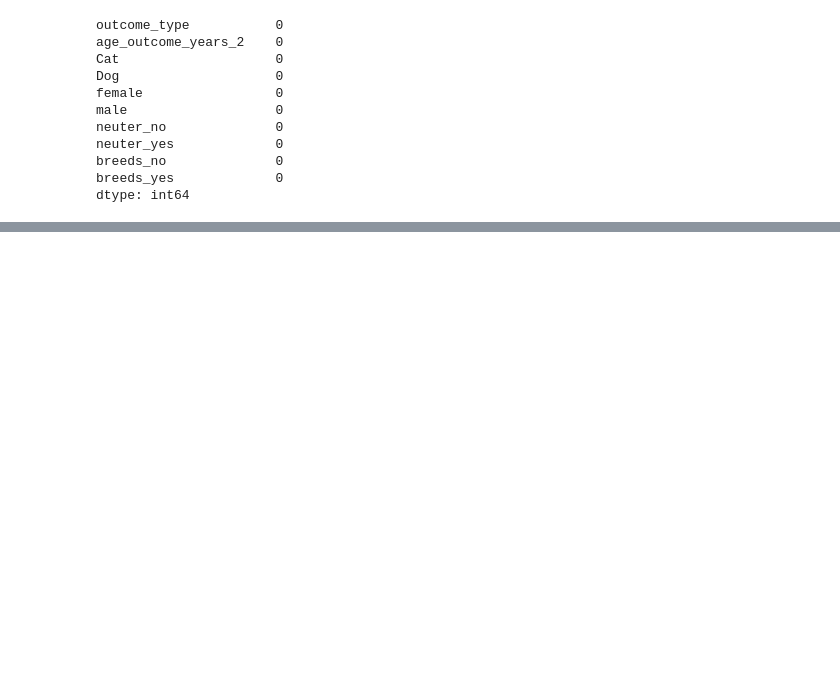
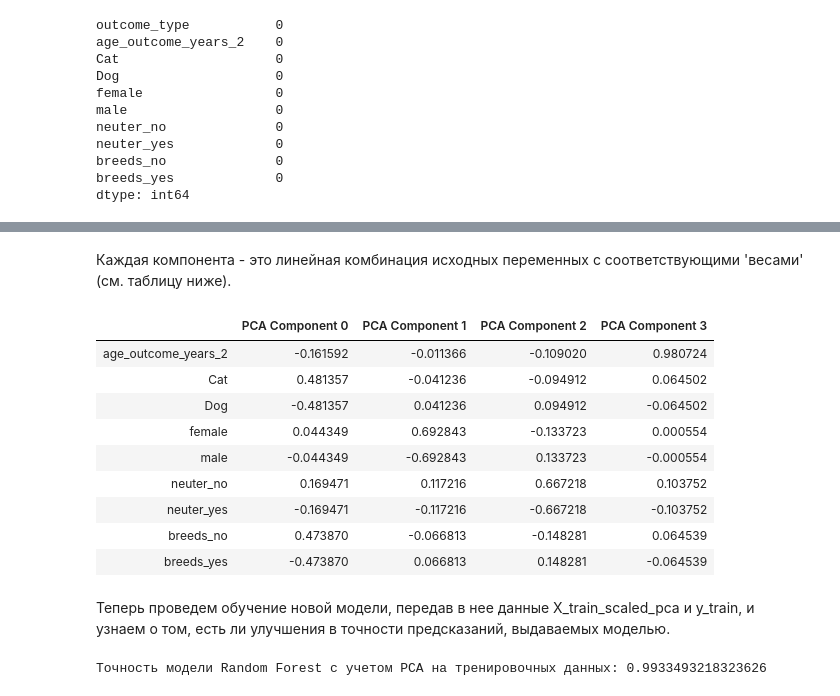
Before and after one commit to Natalya2383/python_basics_homework, a Jupyter notebook: 26_Feature Engineering_homework3/Homework3_FE.ipynb, the cells around one changed output, grey strips where cells are left out. Drawn from its saved outputs; the diff is of its cells as text; code cells hidden in the pictures; blank space fills up the shorter version.

```diff
--- a/26_Feature Engineering_homework3/Homework3_FE.ipynb
+++ b/26_Feature Engineering_homework3/Homework3_FE.ipynb
@@ -823,0 +873,33 @@ No handles with labels found to put in legend.
+# %% [markdown]
+Каждая компонента - это линейная комбинация исходных переменных с соответствующими 'весами' (см. таблицу ниже).
+# %%
+columns = ['age_outcome_years_2', 'Cat', 'Dog', 'female', 'male', 'neuter_no', 'neuter_yes', 'breeds_no', 'breeds_yes']
+pca_dims = []
+for x in range(0, len(pca_df)):
+    pca_dims.append('PCA Component {}'.format(x))
+pca_test_df = pd.DataFrame(pca_test.components_, columns=columns, index=pca_dims)
+pca_test_df.head(4).T
+# %% [output]
+|  | PCA Component 0 | PCA Component 1 | PCA Component 2 | PCA Component 3 |
+| age_outcome_years_2 | -0.161592 | -0.011366 | -0.109020 | 0.980724 |
+| Cat | 0.481357 | -0.041236 | -0.094912 | 0.064502 |
+| Dog | -0.481357 | 0.041236 | 0.094912 | -0.064502 |
+| female | 0.044349 | 0.692843 | -0.133723 | 0.000554 |
+| male | -0.044349 | -0.692843 | 0.133723 | -0.000554 |
+| neuter_no | 0.169471 | 0.117216 | 0.667218 | 0.103752 |
+| neuter_yes | -0.169471 | -0.117216 | -0.667218 | -0.103752 |
+| breeds_no | 0.473870 | -0.066813 | -0.148281 | 0.064539 |
+| breeds_yes | -0.473870 | 0.066813 | 0.148281 | -0.064539 |
+# %% [markdown]
+Теперь проведем обучение новой модели, передав в нее данные X_train_scaled_pca и y_train, и узнаем о том, есть ли улучшения в точности предсказаний, выдаваемых моделью.
+# %%
+# инициализация модели
+model_pca = RandomForestClassifier()
+
+# обучение модели
+model_pca.fit(X_train_scaled_pca, y_train)
+
+# проверка точности модели на тренировочных данных
+print('Точность модели Random Forest с учетом PCA на тренировочных данных:', model_pca.score(X_train_scaled_pca, y_train))
+# %% [output]
+Точность модели Random Forest с учетом PCA на тренировочных данных: 0.9933493218323626
```
Also changed, not shown: parts of 38 cells of this notebook.
